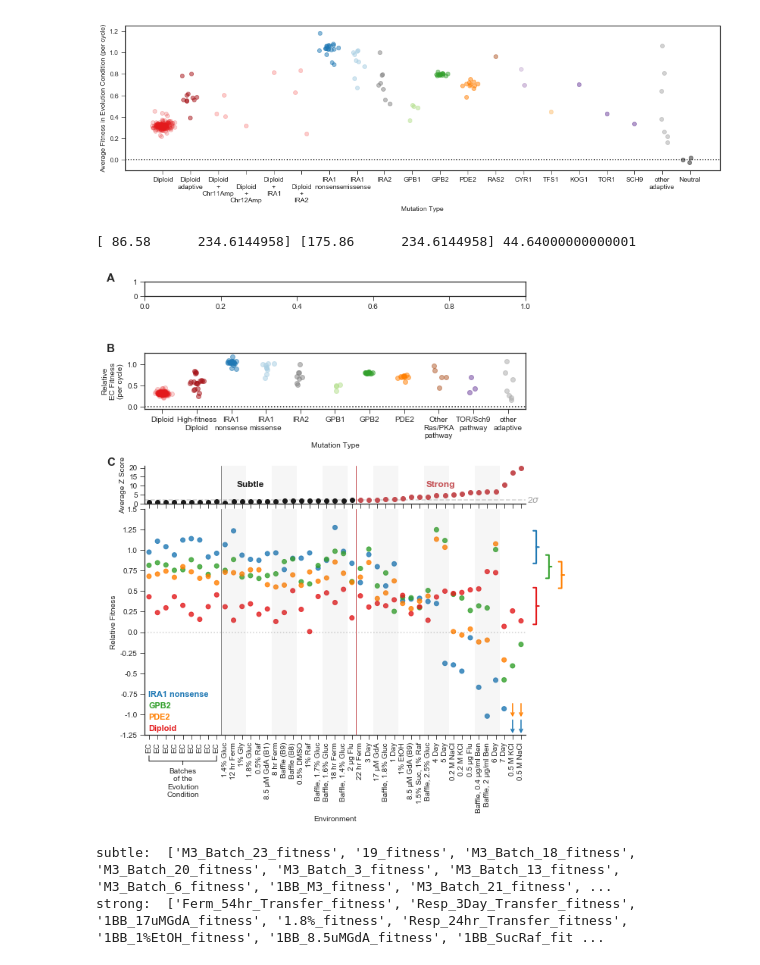
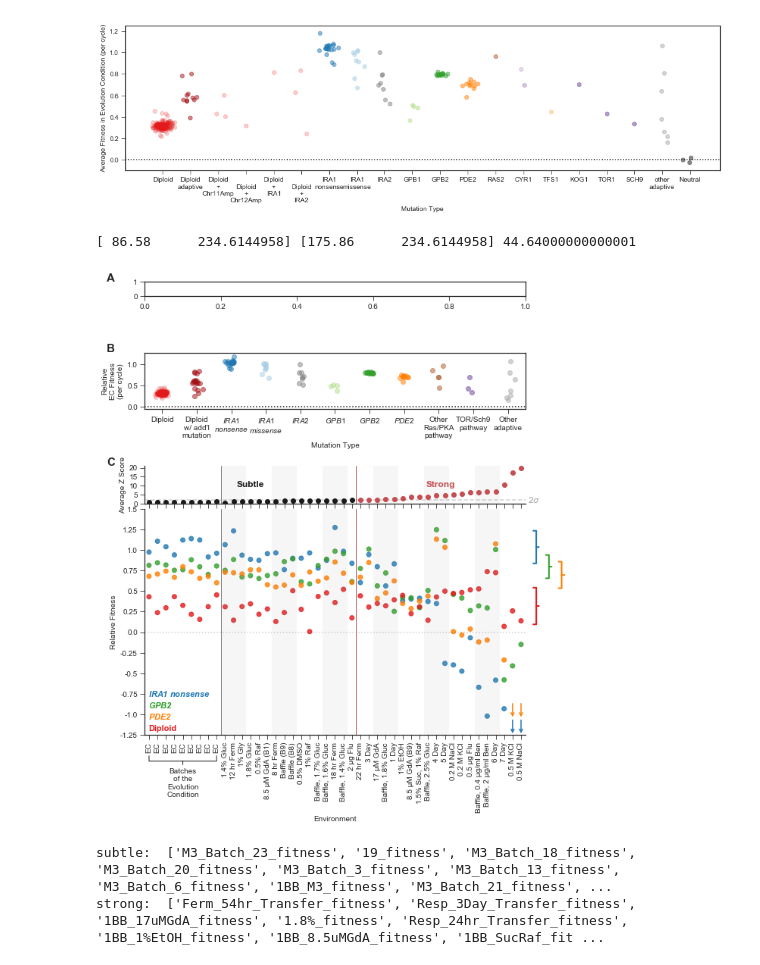
Before and after one commit to grantkinsler/1BigBatch, a Jupyter notebook: figures/Figure Generator.ipynb, the cells around one changed output. Cells and saved outputs as stored; diff of their text form; code cells hidden in the pictures.

```diff
--- a/figures/Figure Generator.ipynb
+++ b/figures/Figure Generator.ipynb
@@ -506,3 +503,11 @@ plt.axhline(0,color='k',linestyle=':')
+# %%
+rc('font',**{'family':'sans-serif','sans-serif':['Arial']})
+
+matplotlib.rcParams['mathtext.fontset'] = 'custom'
+matplotlib.rcParams['mathtext.it'] = 'Arial:italic'
+matplotlib.rcParams['mathtext.rm'] = 'Arial'
+matplotlib.rcParams['mathtext.bf'] = 'Arial:italic:bold'
+plt.rcParams['text.latex.preamble'] = [r'\usepackage{bm}']
 # %%
 m3_conditions = sorted_m3_cols
 nonm3_conditions = sorted_nonm3_cols
@@ -531,7 +536,8 @@ axB = fig.add_subplot(bottom_gs[1])
 sns.despine(ax=axB)
 gene_list = ['IRA1_nonsense','IRA1_missense','GPB2','PDE2','Diploid']
 gene_list = ['IRA1_nonsense','GPB2','PDE2','Diploid']
-graphs.fitness_tubes_graph(axB,this_data,mean_std_bygene,this_data['barcode'].values,m3_conditions,nonm3_conditions,gene_list,side_bars=True,faded_alpha=0.8)
+gene_list_labels = ['$\\bf{IRA1}$ $\\bf{nonsense}$','$\\bf{GPB2}$','$\\bf{PDE2}$','Diploid']
+graphs.fitness_tubes_graph(axB,this_data,mean_std_bygene,this_data['barcode'].values,m3_conditions,nonm3_conditions,gene_list,side_bars=True,faded_alpha=0.8,gene_list_labels=gene_list_labels)
 
 plt.axvline(x=len(below)+0.5,color='r',lw=1)
 
@@ -558,39 +564,46 @@ sorted_genes = np.unique(these_genes)[sorting]
 sorted_genes = ['Diploid',['Diploid_adaptive','Diploid + Chr11Amp','Diploid + Chr12Amp','Diploid + IRA1','Diploid + IRA2'],
                'IRA1_nonsense','IRA1_missense','IRA2','GPB1','GPB2','PDE2',['RAS2','CYR1','TFS1'],['KOG1','TOR1','SCH9'],'other_adaptive']
 
 for g,gene in enumerate(sorted_genes):
     if type(gene)!= list:
         locs = np.where(these_genes ==gene)[0]
         if gene == 'Diploid':
             plt.scatter([tools.jitter_point(g,0.075) for i in range(len(locs))],m3_average[locs],alpha=0.2,color=mutant_colorset[gene])
         elif len(locs) > 1:
             plt.scatter([tools.jitter_point(g,0.075) for i in range(len(locs))],m3_average[locs],alpha=0.5,color=mutant_colorset[gene])
         else:
             plt.scatter([g for i in range(len(locs))],m3_average[locs],alpha=0.5,color=mutant_colorset[gene])
     else:
         for this_gene in gene:
             locs = np.where(these_genes ==this_gene)[0]
             plt.scatter([tools.jitter_point(g,0.075) for i in range(len(locs))],m3_average[locs],alpha=0.5,color=mutant_colorset[this_gene])
 
-sorted_genes[1] = "High-fitness Diploid"
-# sorted_genes[2] = "Diploid w/ add'l mutation"
-sorted_genes[-3] = "Other Ras/PKA pathway"
-sorted_genes[-2] = "TOR/Sch9 pathway"
+# sorted_genes[1] = "High-fitness Diploid"
+sorted_genes[1] = "Diploid\nw/ add'l\nmutation"
+sorted_genes[-3] = "Other\nRas/PKA\npathway"
+sorted_genes[-2] = "TOR/Sch9\npathway"
+sorted_genes[2] = "$\it{IRA1}$\n$\it{nonsense}$"
+sorted_genes[3] = "$\it{IRA1}$\n$\it{missense}$"
+sorted_genes[4] = "$\it{IRA2}$"
+sorted_genes[5] = "$\it{GPB1}$"
+sorted_genes[6] = "$\it{GPB2}$"
+sorted_genes[7] = "$\it{PDE2}$"
+sorted_genes[-1] = "Other\nadaptive"
 
-plt.xticks(range(len(sorted_genes)),[g.replace('_','\n').replace(' ','\n') for g in sorted_genes],rotation=0)
+plt.xticks(range(len(sorted_genes)),[g.replace('_','\n') for g in sorted_genes],rotation=0)
 
 plt.ylabel('Relative\nEC Fitness\n(per cycle)')
 plt.xlabel('Mutation Type')
 plt.axhline(0,color='k',linestyle=':')
 plt.xlim(-0.5,len(sorted_genes)-0.5)
 
 
 plt.tight_layout() # only off when tight layout is used - might need to annotate afterwards
 
 plt.savefig('Figure2_withoutA.pdf',bbox_inches='tight')
 # %% [output]
 [ 86.58      234.6144958] [175.86      234.6144958] 44.64000000000001
-[figure, old version]
+[figure, new version]
 # %%
 # last_subtle = 17
 first_nonsubtle = np.where(np.asarray(sorted_mean_nonm3_z_scores) > 2.0)[0][0]
```
Also changed, not shown: parts of 12 cells of this notebook, 18 other files.
